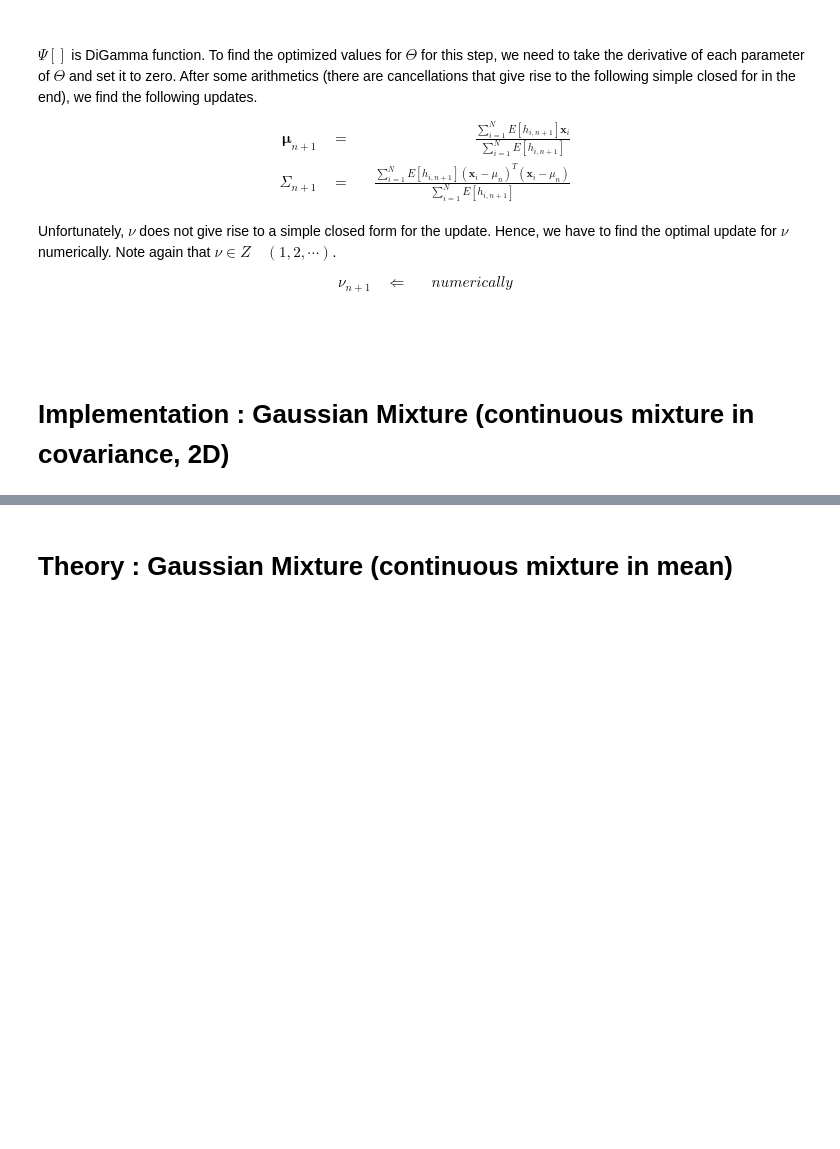
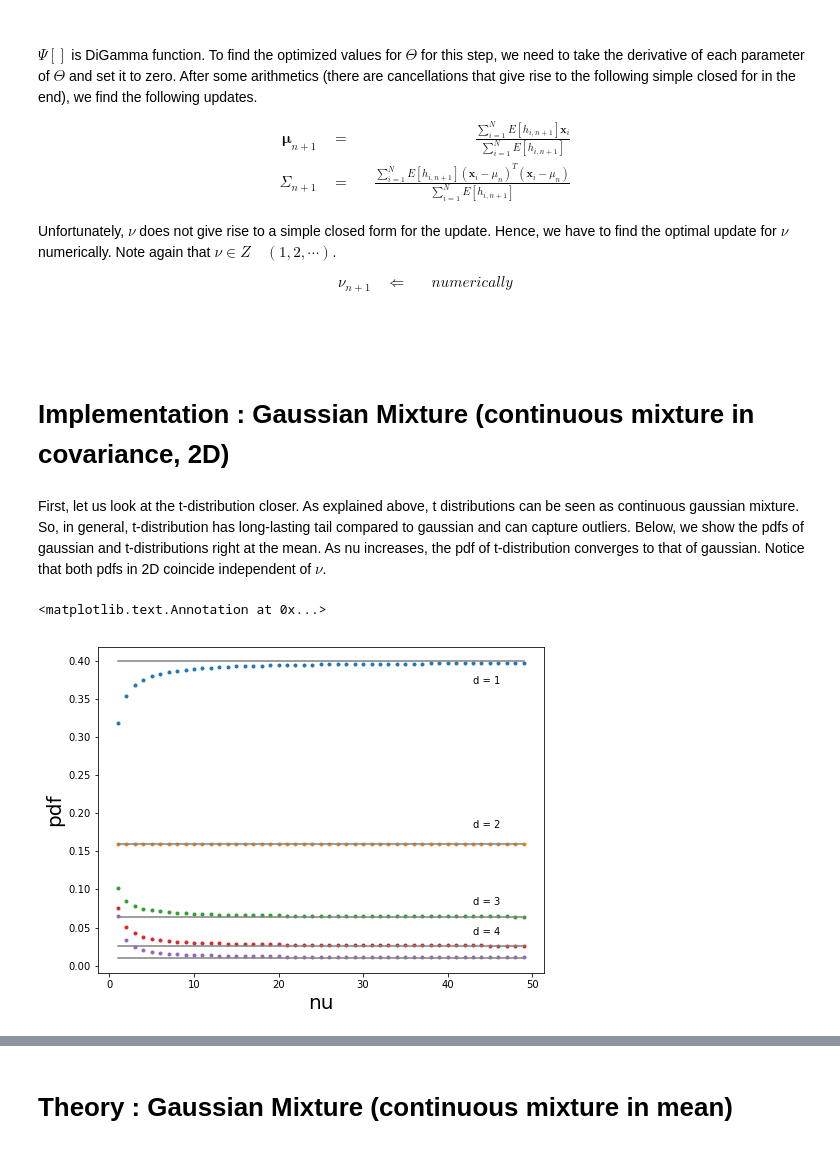
Before and after one commit to kiyomizuhi/machine_learning_scratch_Prince_computer_vision, a Jupyter notebook: EM_algorithm.ipynb, the cells around one changed output, grey strips where cells are left out. Cells and saved outputs as stored; diff of their text form; code cells hidden in the pictures; blank space fills up the shorter version.

```diff
--- a/EM_algorithm.ipynb
+++ b/EM_algorithm.ipynb
@@ -487,3 +487,41 @@ $$\begin{align}
 <br>
 # %% [markdown]
 #  Implementation : Gaussian Mixture (continuous mixture in covariance, 2D)
+# %% [markdown]
+First, let us look at the t-distribution closer. As explained above, t distributions can be seen as continuous gaussian mixture. So, in general, t-distribution has long-lasting tail compared to gaussian and can capture outliers. Below, we show the pdfs of gaussian and t-distributions right at the mean. As nu increases, the pdf of t-distribution converges to that of gaussian. Notice that both pdfs in 2D coincide independent of $\nu$.
+# %%
+import numpy as np
+import matplotlib.pyplot as plt
+import scipy.special as spsp
+import scipy.stats as spst
+%matplotlib inline
+
+def pf_t(cov, nu, nD):
+    pf  = spsp.gamma((nu + nD)/2.)
+    pf /= np.power(np.pi * nu, nD/2.)
+    pf /= np.power(np.linalg.det(cov), 0.5)
+    pf /= spsp.gamma(nu / 2.)
+    return pf
+
+def pf_g(cov, nD):
+    pf  = 1
+    pf /= np.power(2 * np.pi, nD/2.)
+    pf /= np.power(np.linalg.det(cov), 0.5)
+    return pf
+
+plt.rcParams['figure.figsize'] = (8.0, 6.0) # set default size of plots
+
+nu = np.arange(1, 50)
+for d in range(1, 6):
+    cov = np.eye(d)
+    plt.plot(nu, pf_t(cov, nu, d), '.')
+    plt.plot(nu, pf_g(cov, d)*np.ones(nu.shape[0]), '-', color='grey')
+plt.xlabel('nu', fontsize=20)
+plt.ylabel('pdf', fontsize=20)
+plt.annotate('d = 1', xy=(40, 0.37), xytext=(43, 0.37))
+plt.annotate('d = 2', xy=(40, 0.18), xytext=(43, 0.18))
+plt.annotate('d = 3', xy=(40, 0.08), xytext=(43, 0.08))
+plt.annotate('d = 4', xy=(40, 0.04), xytext=(43, 0.04))
+# %% [output]
+<matplotlib.text.Annotation at 0x...>
+[figure, added]
```
Also changed, not shown: parts of 9 cells of this notebook.
